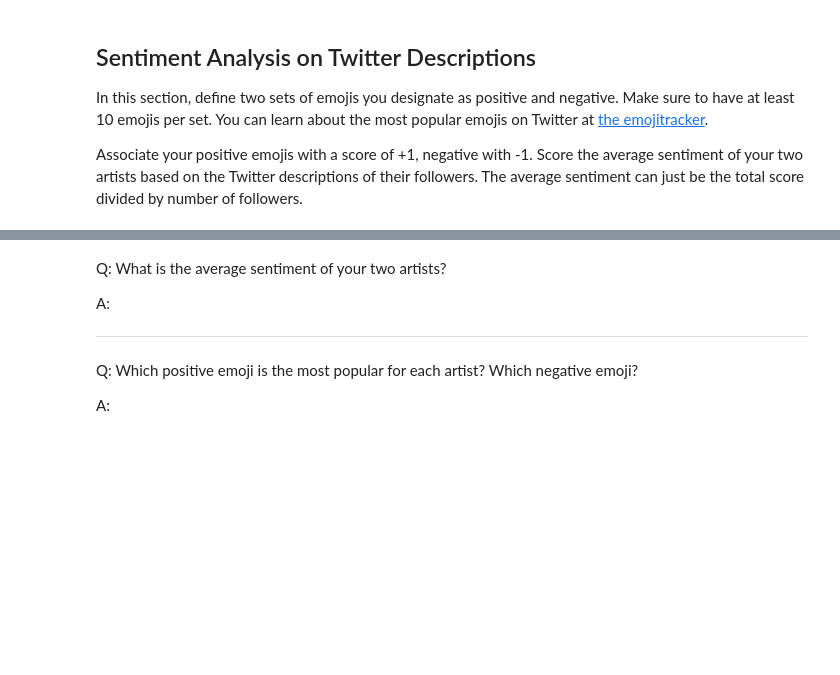
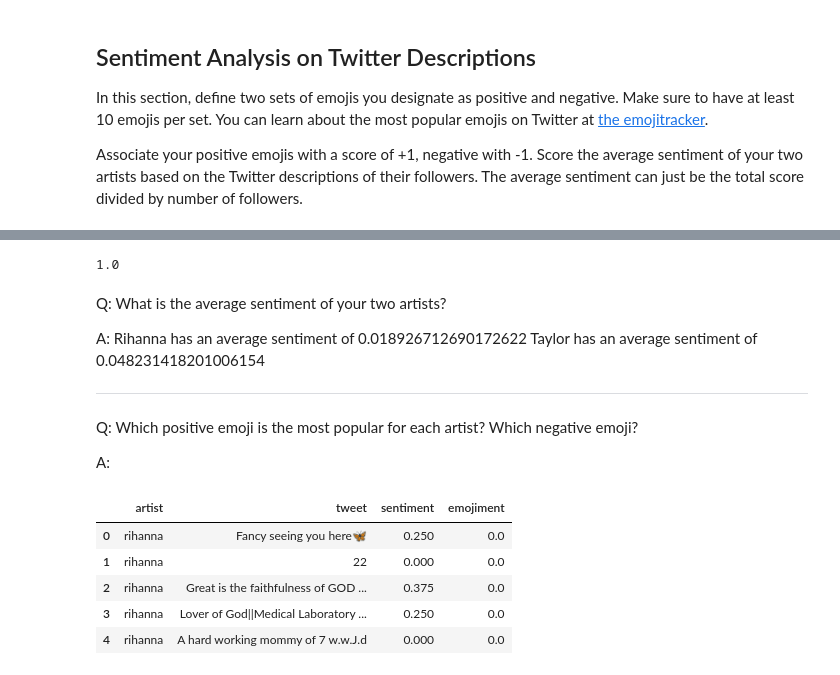
Before and after one commit to Adila-spec/RihannaKaty, a Jupyter notebook: Sentiment Assignment.ipynb, the cells around one changed output, grey strips where cells are left out. Saved outputs shown, nothing was run; the diff lists cells and outputs as text; code cells hidden in the pictures; blank space fills up the shorter version.

```diff
--- a/Sentiment Assignment.ipynb
+++ b/Sentiment Assignment.ipynb
@@ -191,10 +346,60 @@ Associate your positive emojis with a score of +1, negative with -1. Score the a
+# %%
+import string
+
+def calcEmojiment(text):
+    if type(text) != str:
+      return 0
+    text = "".join(text.split())
+    charList = list(text)
+    score = 0
+    total = 0
+    for char in charList:
+        if char in positiveEmoji:
+            score += 1
+        elif char in negativeEmoji:
+            score -= 1
+        if char not in string.ascii_letters+string.punctuation:
+            total += 1
+
+    if total == 0:
+        return 0
+    else:
+        return score / total
+print(calcEmojiment("Hello 😎🥑"))
+# %% [output]
+1.0
 # %% [markdown]
 Q: What is the average sentiment of your two artists?
 
-A: <!-- Your answer here -->
+A: Rihanna has an average sentiment of 0.018926712690172622
+Taylor has an average sentiment of 0.048231418201006154
 
 ---
 
 Q: Which positive emoji is the most popular for each artist? Which negative emoji?
 
 A: <!-- Your answer here -->
+# %%
+twitterTable = []
+for artist in artists:
+    filePath = os.path.join("twitter", f'{artist}_followers_data.txt')
+    tweetList = pd.read_csv(filePath,delimiter='\t')['description'].dropna().tolist()
+    for tweet in tweetList:
+        twitterRow = {
+            "artist": artist,
+            "tweet": tweet,
+            "sentiment": calcSentiment(clean_text(tweet)),
+            "emojiment": calcEmojiment(tweet)
+        }
+        twitterTable.append(twitterRow)
+
+twitterDF = pd.DataFrame(twitterTable)
+
+twitterDF.head()
+# %% [output]
+|  | artist | tweet | sentiment | emojiment |
+| 0 | rihanna | Fancy seeing you here🦋 | 0.250 | 0.0 |
+| 1 | rihanna | 22 | 0.000 | 0.0 |
+| 2 | rihanna | Great is the faithfulness of GOD ... | 0.375 | 0.0 |
+| 3 | rihanna | Lover of God||Medical Laboratory ... | 0.250 | 0.0 |
+| 4 | rihanna | A hard working mommy of 7 w.w.J.d | 0.000 | 0.0 |
```
Also changed, not shown: parts of 17 cells of this notebook, 2 other files.
